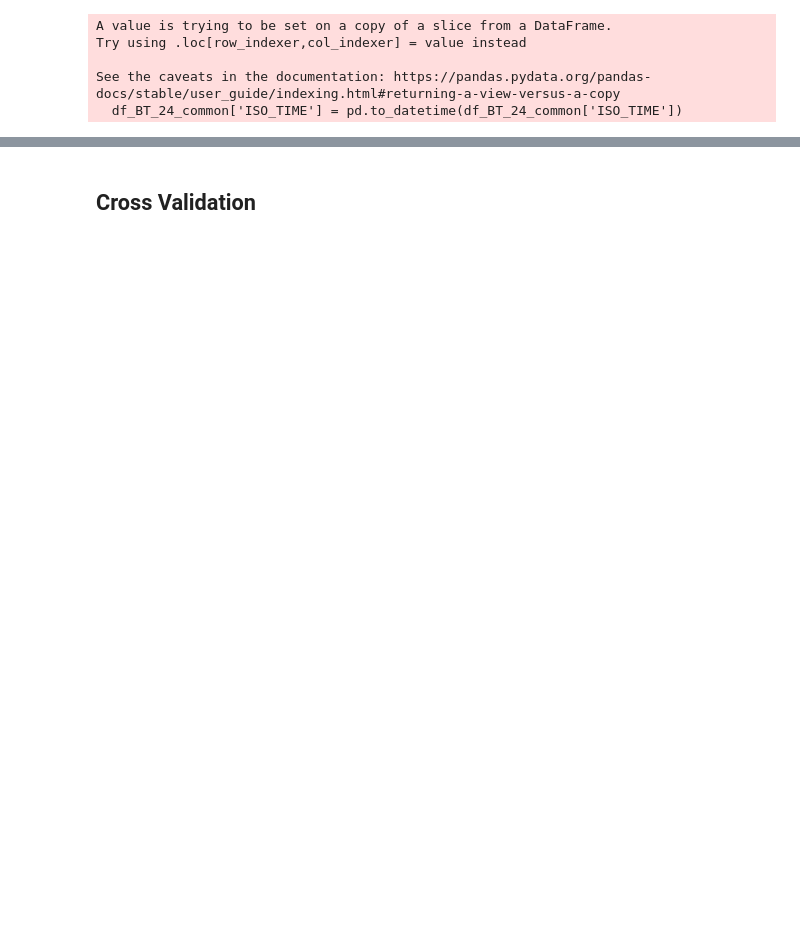
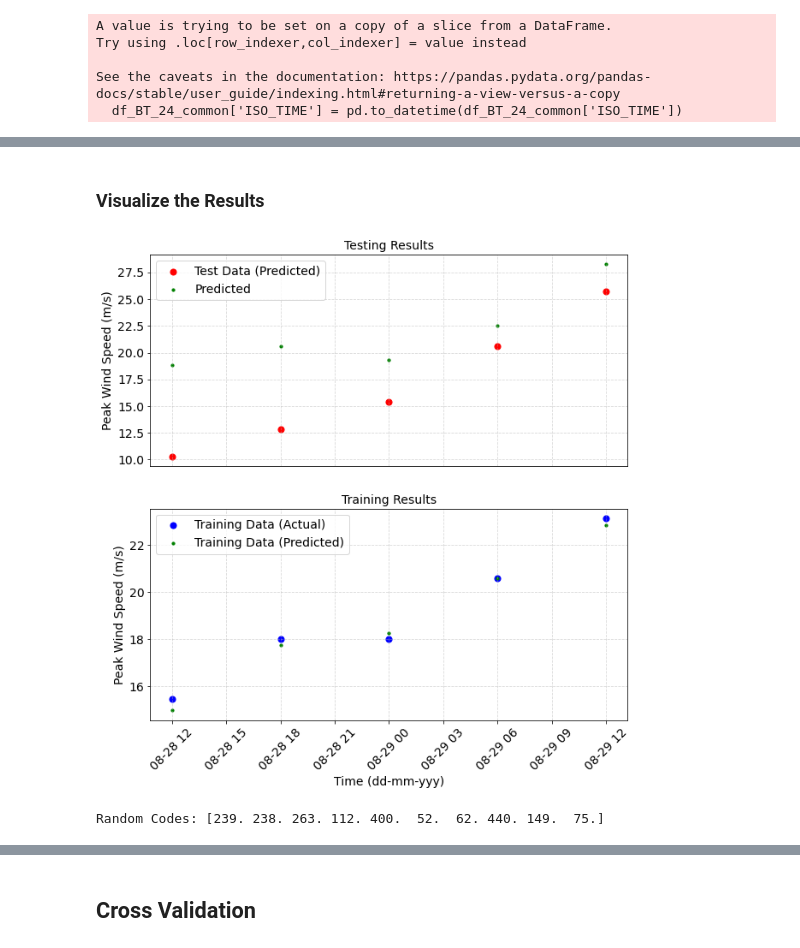
Before and after one commit to UW-MLGEO/MLGEO2024_TC_Tracks_Intensity, a Jupyter notebook: notebooks/Model_Training_Assessment.ipynb, the cells around one changed output, grey strips where cells are left out. Cells and saved outputs as stored; diff of their text form; code cells hidden in the pictures; blank space fills up the shorter version.

```diff
--- a/notebooks/Model_Training_Assessment.ipynb
+++ b/notebooks/Model_Training_Assessment.ipynb
@@ -163,0 +366,64 @@ df_merged_clean
+# %% [markdown]
+### Visualize the Results
+# %%
+#Figure Settings
+fontsize=14
+
+gridsize = (2, 1)
+fig = plt.figure(figsize=(10,10))
+
+#Test Data
+ax1 = plt.subplot2grid(gridsize, (0,0), colspan=1, rowspan=1)
+
+#Plotting the data
+ax1.scatter(t_test[0:5],y_test[0:5],marker="o",s=50,c="red")
+ax1.scatter(t_test[0:5],y_test_pred[0:5],marker="o",s=10,c="green")
+
+#Legend
+ax1.legend(['Test Data (Predicted)', 'Predicted'], loc='best', fontsize=fontsize)
+
+#Labels
+# ax1.set_xlabel('Time (dd-mm-yyy)', fontsize=fontsize)
+ax1.set_ylabel('Peak Wind Speed (m/s)', fontsize=fontsize)
+ax1.set_title('Testing Results', fontsize=fontsize)
+ax1.tick_params(axis='x', which='both', bottom=False, top=False, labelbottom=False)
+ax1.tick_params(axis='y', labelsize=fontsize)
+ax1.grid(True, linestyle='--', alpha=0.5)
+
+#Train Data
+ax2 = plt.subplot2grid(gridsize, (1,0), colspan=1, rowspan=1)
+
+#Plotting the data
+ax2.scatter(t_train[0:5], y_train[0:5], marker="o", s=50, c="blue")
+ax2.scatter(t_train[0:5], y_train_pred[0:5], marker="o", s=10, c="green")
+
+#Legend
+ax2.legend(['Training Data (Actual)', 'Training Data (Predicted)'], loc='upper left', fontsize=fontsize)
+
+#Labels
+ax2.set_xlabel('Time (dd-mm-yyy)', fontsize=fontsize)
+ax2.set_ylabel('Peak Wind Speed (m/s)', fontsize=fontsize)
+ax2.set_title('Training Results', fontsize=fontsize)
+ax2.tick_params(axis='x', labelsize=fontsize, rotation=45)
+ax2.tick_params(axis='y', labelsize=fontsize)
+
+#Grid
+ax2.grid(True, linestyle='--', alpha=0.5)
+
+#Save the figure
+plt.savefig(PNG + 'test_and_training_performance_for_one_prediction.png', dpi=300, bbox_inches='tight')
+
+plt.show()
+# %% [output]
+[figure, added]
+# %%
+import numpy as np
+
+# Get unique codes from X_test
+unique_codes = np.unique(X_test[:, 0])
+
+# Select 10 random codes
+random_codes = np.random.choice(unique_codes, 10, replace=False)
+print("Random Codes:", random_codes)
+# %% [output]
+Random Codes: [239. 238. 263. 112. 400.  52.  62. 440. 149.  75.]
```
Also changed, not shown: parts of 93 cells of this notebook, 7 other files.
